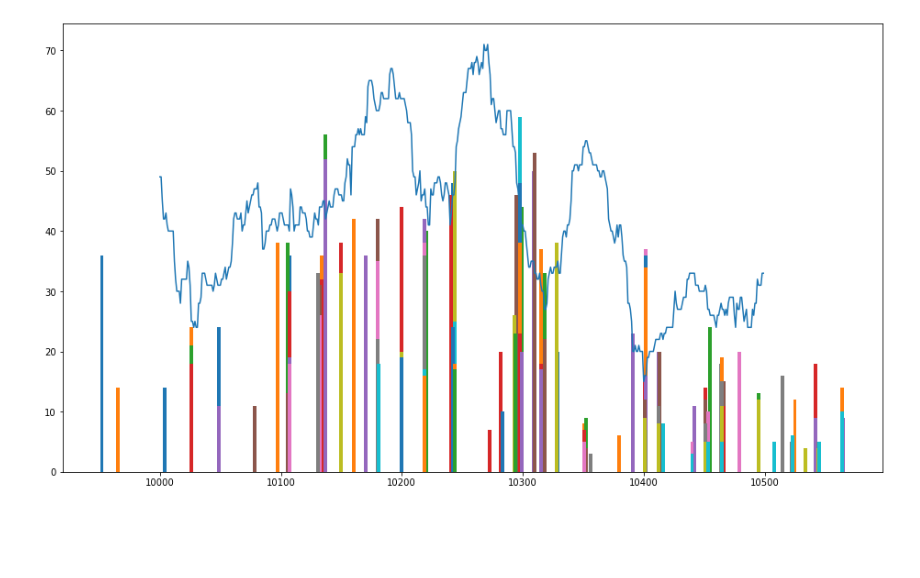
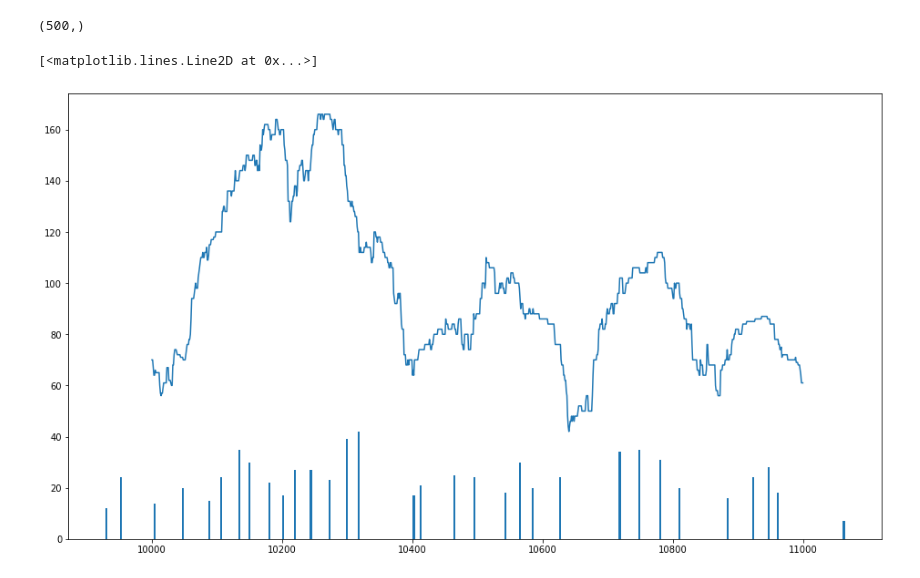
Before and after one commit to intbio/NucDPosIT, a Jupyter notebook: src/NucDPosIT/develop.ipynb, the cells around one changed output. Cells and saved outputs as stored; diff of their text form; code cells hidden in the pictures; blank space fills up the shorter version.

```diff
--- a/src/NucDPosIT/develop.ipynb
+++ b/src/NucDPosIT/develop.ipynb
@@ -32,3 +281,19 @@ digested_nucs = dpst.digest_nucs(N)
 # %%
-pos = np.array(list(map(lambda x: [x.start, x.end], digested_nucs)))
-kde.fit(pos)
+ntrials = 100000
+nofreads = 20
+mean_df = []
+std_df = []
+
+for nreads in tqdm(range(1, nofreads + 1), total=nofreads):
+    mksym = []
+    for i in range(ntrials):
+        samples = dpst.digest_nucs(nreads)
+        pos = np.array(list(map(lambda x: [x.start, x.end], samples)))
+        pos_matrix = make_position_matrix(pos, start=-200, stop=200).sum(axis=0)
+        mksym.append(pos_matrix)
+    mksym = np.array(mksym)
+    mean_df.append(mksym.mean(0))
+    std_df.append(mksym.std(0))
+
+mean_df = pd.DataFrame(mean_df, index=np.arange(1, nofreads + 1))
+std_df = pd.DataFrame(std_df, index=np.arange(1, nofreads + 1))
@@ -58,37 +384,44 @@ chromosomes
+# %%
+c.shape
+# %% [output]
+(500,)
 # %%
-n_nucs = 10
-winlen = 300
+n_nucs = 40
+winlen = 1000
 start = 10000
-stop = 10500
+stop = 11000
 chromosome = 'NC_001133.9'
 
-model = EMNucModel(n_nucs, 'ADDSEM', dpst.fit_res, max_iter=500)
-
-coverage = np.array(dpst.alignemnt.count_coverage(chromosome, start, stop)).sum(0)
+model = EMNucModel(n_nucs, 'DROPSEM', dpst.fit_res, max_iter=5000, alpha=0.01)
 
 plt.figure(figsize=(16, 9))
-plt.plot(np.arange(start, stop), coverage)
-df = pd.DataFrame()
+stat_df = pd.DataFrame()
+window_df = pd.DataFrame()
 
-
-for i, batch in enumerate(dpst.iterover(chromosome, iterover='overlap', win_len=winlen, start=start, stop=stop, step=25)):
-    # print(batch)
+for i, batch in enumerate(dpst.iterover(chromosome, win_len=winlen, start=start, stop=stop, step=100)):
     model.fit(batch)
     w_opt, theta_opt = model.weights_, model.positions_
     cluster_occ = model.cluster_occupancy()
     plt.bar(theta_opt, cluster_occ, 3)
 
-    window_data = pd.DataFrame(batch, columns=['start', 'stop'])
-    window_data['mid'] = (window_data.start + window_data.stop) / 2
+    window_data, cur_stat = count_statistics(batch, model)
+    window_data['fold'] = i
 
-    prob_matrix = model.predict_matrix(batch)
-    nuc_indxex = np.argmax(prob_matrix, axis=0)
-    window_data["dyad"] = theta_opt[nuc_indxex]
-    window_data["nuc_prob"] = w_opt[nuc_indxex]
-    window_data["prob"] = np.max(prob_matrix, axis=0)
-    window_data['i'] = i
-    df = pd.concat([df, window_data])
+    # plt.figure(figsize=(16, 9))
+    # sns.histplot(model.model.X.sum(axis=1), kde=True, bins=50)
+    # plt.show()
 
-df.reset_index(drop=True, inplace=True)
+
+    stat_df = pd.concat([stat_df, cur_stat])
+    window_df = pd.concat([window_df, window_data])
+
+    # _ = plt.hist(model.model.X.sum(axis=1), bins=100)
+    # plt.show()
+
+stat_df.reset_index(drop=True, inplace=True)
+window_df.reset_index(drop=True, inplace=True)
+coverage = make_coverage(window_df[['start', 'stop']].to_numpy(), start, stop)
+plt.plot(np.arange(start, stop), coverage)
 # %% [output]
+[<matplotlib.lines.Line2D at 0x...>]
-[figure, old version]
+[figure, new version]
```
Also changed, not shown: parts of 123 cells of this notebook.
